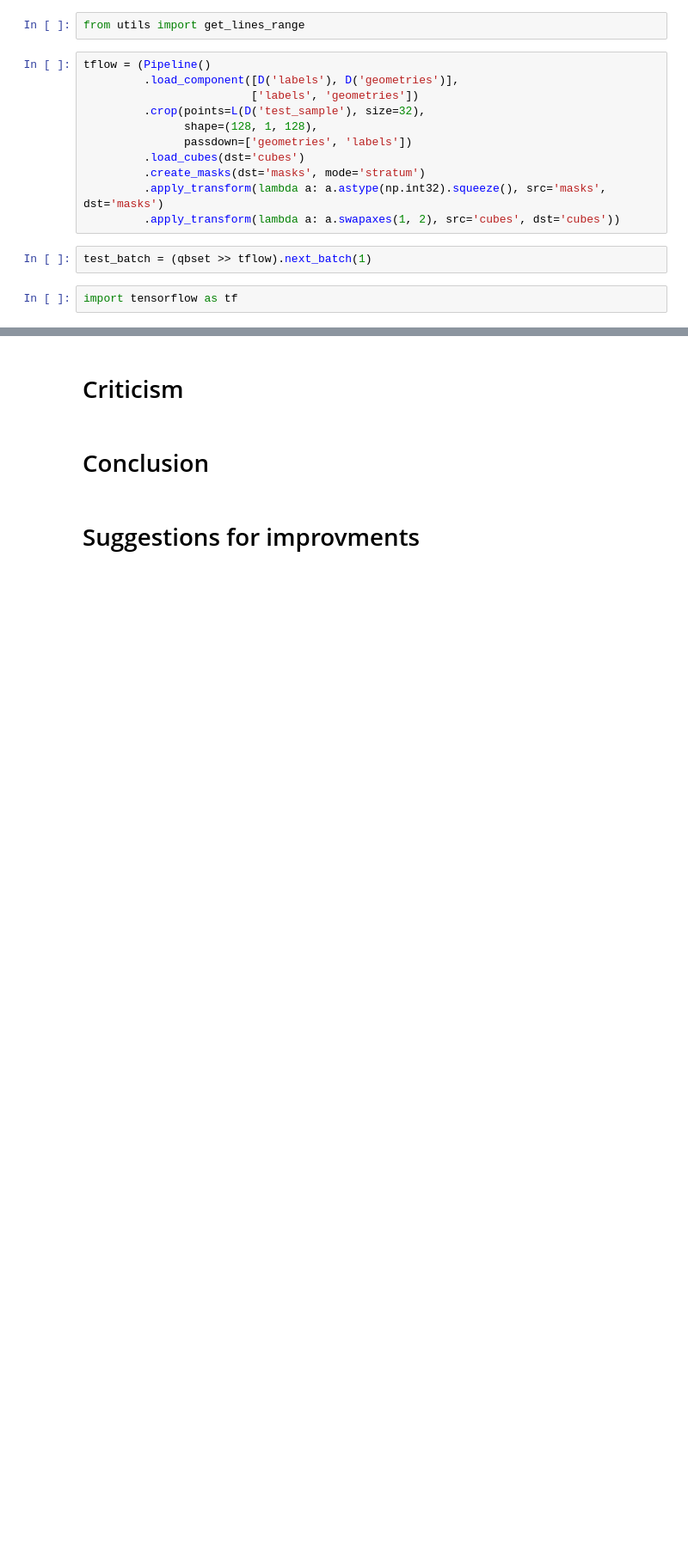
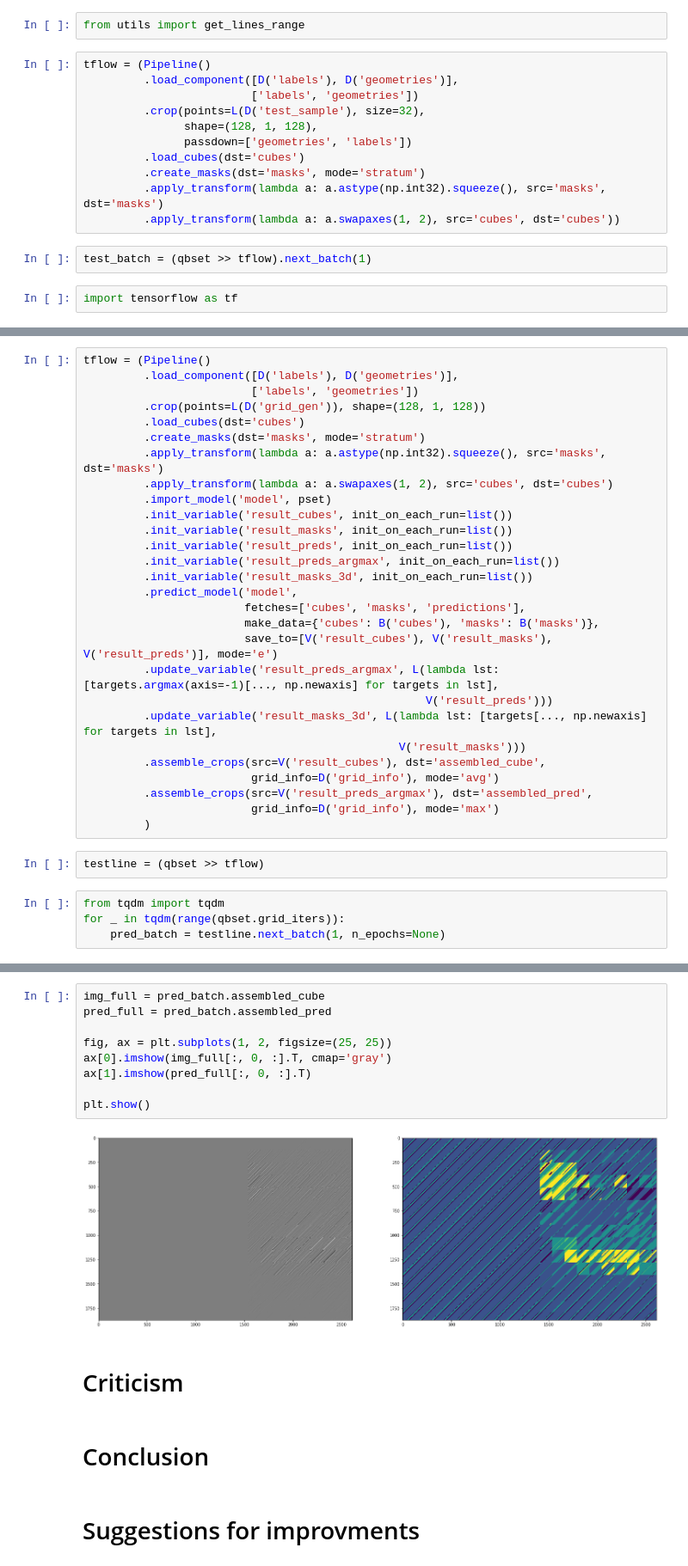
Before and after one commit to sadaqatali2027/seismiqb-1, a Jupyter notebook: models/Segmenting_interlayers.ipynb, the cells around one changed output, grey strips where cells are left out. Shown at 86% size. Cells and saved outputs as stored; diff of their text form; blank space fills up the shorter version.

```diff
--- a/models/Segmenting_interlayers.ipynb
+++ b/models/Segmenting_interlayers.ipynb
@@ -183,0 +219,34 @@ for i, nr in enumerate([1, 2, 3, 4, 5, 7]):
+# %%
+tflow = (Pipeline()
+         .load_component([D('labels'), D('geometries')],
+                         ['labels', 'geometries'])
+         .crop(points=L(D('grid_gen')), shape=(128, 1, 128))
+         .load_cubes(dst='cubes')
+         .create_masks(dst='masks', mode='stratum')
+         .apply_transform(lambda a: a.astype(np.int32).squeeze(), src='masks', dst='masks')
+         .apply_transform(lambda a: a.swapaxes(1, 2), src='cubes', dst='cubes')
+         .import_model('model', pset)
+         .init_variable('result_cubes', init_on_each_run=list())
+         .init_variable('result_masks', init_on_each_run=list())
+         .init_variable('result_preds', init_on_each_run=list())
+         .init_variable('result_preds_argmax', init_on_each_run=list())
+         .init_variable('result_masks_3d', init_on_each_run=list())
+         .predict_model('model',
+                        fetches=['cubes', 'masks', 'predictions'],
+                        make_data={'cubes': B('cubes'), 'masks': B('masks')},
+                        save_to=[V('result_cubes'), V('result_masks'), V('result_preds')], mode='e')
+         .update_variable('result_preds_argmax', L(lambda lst: [targets.argmax(axis=-1)[..., np.newaxis] for targets in lst],
+                                                   V('result_preds')))
+         .update_variable('result_masks_3d', L(lambda lst: [targets[..., np.newaxis] for targets in lst],
+                                               V('result_masks')))
+         .assemble_crops(src=V('result_cubes'), dst='assembled_cube',
+                         grid_info=D('grid_info'), mode='avg')
+         .assemble_crops(src=V('result_preds_argmax'), dst='assembled_pred',
+                         grid_info=D('grid_info'), mode='max')
+         )
+# %%
+testline = (qbset >> tflow)
+# %%
+from tqdm import tqdm
+for _ in tqdm(range(qbset.grid_iters)):
+    pred_batch = testline.next_batch(1, n_epochs=None)
@@ -184,3 +275,14 @@ for i, nr in enumerate([1, 2, 3, 4, 5, 7]):
+# %%
+img_full = pred_batch.assembled_cube
+pred_full = pred_batch.assembled_pred
+
+fig, ax = plt.subplots(1, 2, figsize=(25, 25))
+ax[0].imshow(img_full[:, 0, :].T, cmap='gray')
+ax[1].imshow(pred_full[:, 0, :].T)
+
+plt.show()
+# %% [output]
+[figure, added]
 # %% [markdown]
 # Criticism
 # %% [markdown]
```
Also changed, not shown: parts of 22 cells of this notebook, 1 other file.
